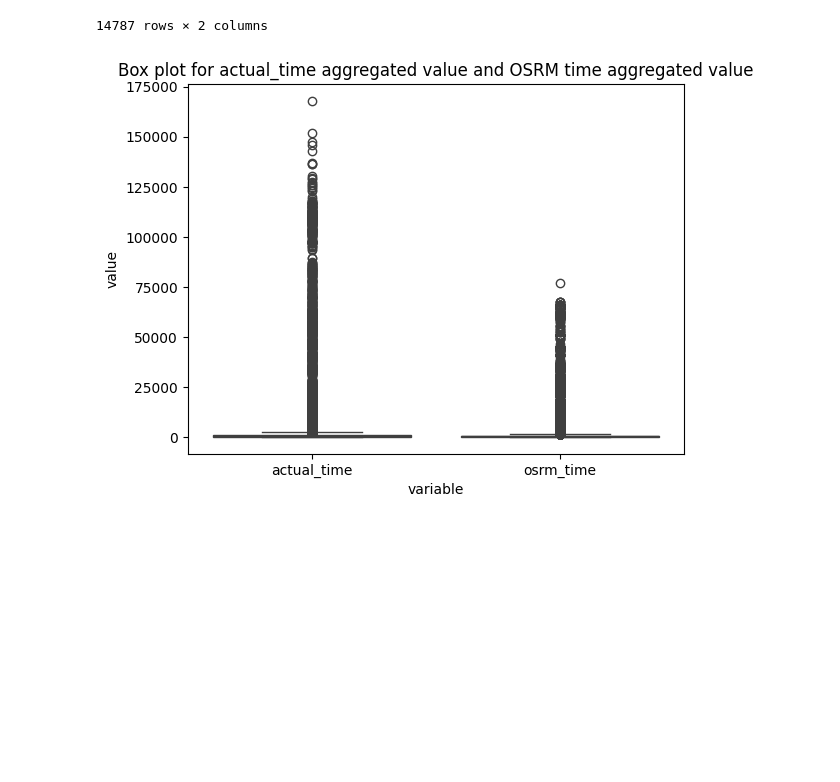
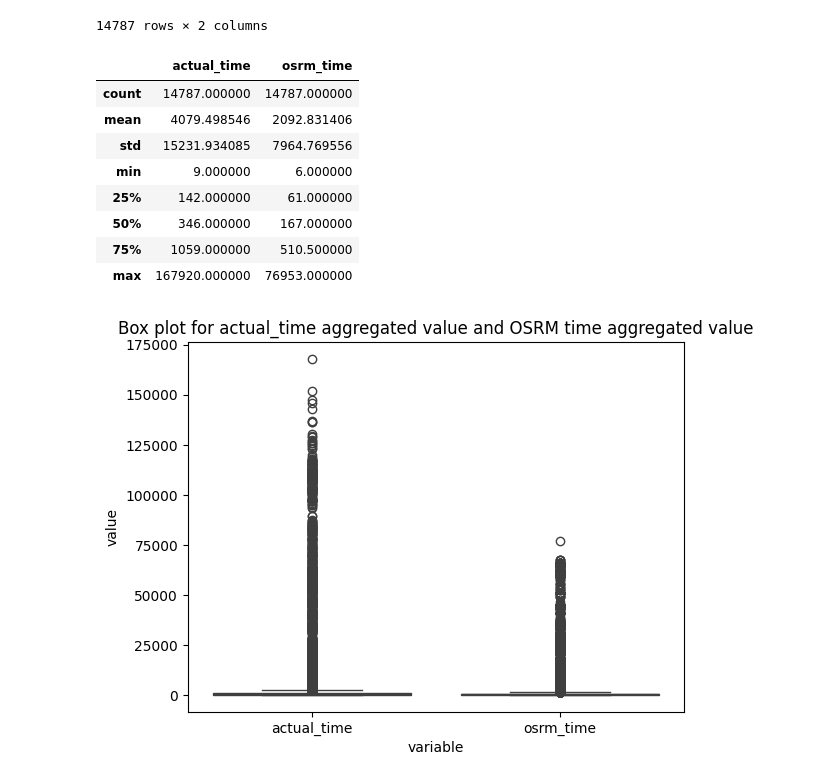
Before and after one commit to akshayabhale1406/SCLR_Delhivery_FE, a Jupyter notebook: Delhivery_FE.ipynb, the cells around one changed output. Saved outputs shown, nothing was run; the diff lists cells and outputs as text; code cells hidden in the pictures; blank space fills up the shorter version.

```diff
--- a/Delhivery_FE.ipynb
+++ b/Delhivery_FE.ipynb
@@ -530,6 +530,18 @@ df_act_osrm_test
 | trip-153861115439069069 | 600.0 | 446.0 |
 | trip-153861118270144424 | 350.0 | 106.0 |
 14787 rows × 2 columns
+# %%
+df_act_osrm_test.describe()
+# %% [output]
+|  | actual_time | osrm_time |
+| count | 14787.000000 | 14787.000000 |
+| mean | 4079.498546 | 2092.831406 |
+| std | 15231.934085 | 7964.769556 |
+| min | 9.000000 | 6.000000 |
+| 25% | 142.000000 | 61.000000 |
+| 50% | 346.000000 | 167.000000 |
+| 75% | 1059.000000 | 510.500000 |
+| max | 167920.000000 | 76953.000000 |
 # %%
 df_melted_1 = pd.melt(df_act_osrm_test.reset_index(), id_vars = ["trip_uuid"], value_vars = ["actual_time", "osrm_time"])
 
```
Also changed, not shown: parts of 11 cells of this notebook.
